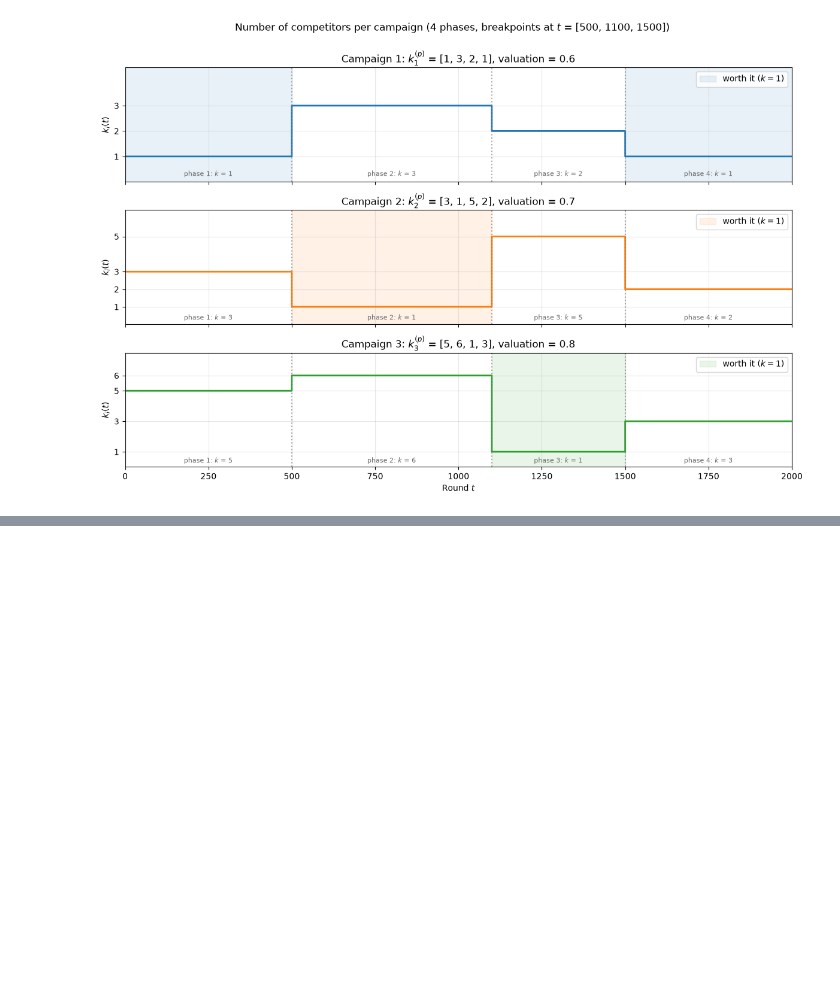
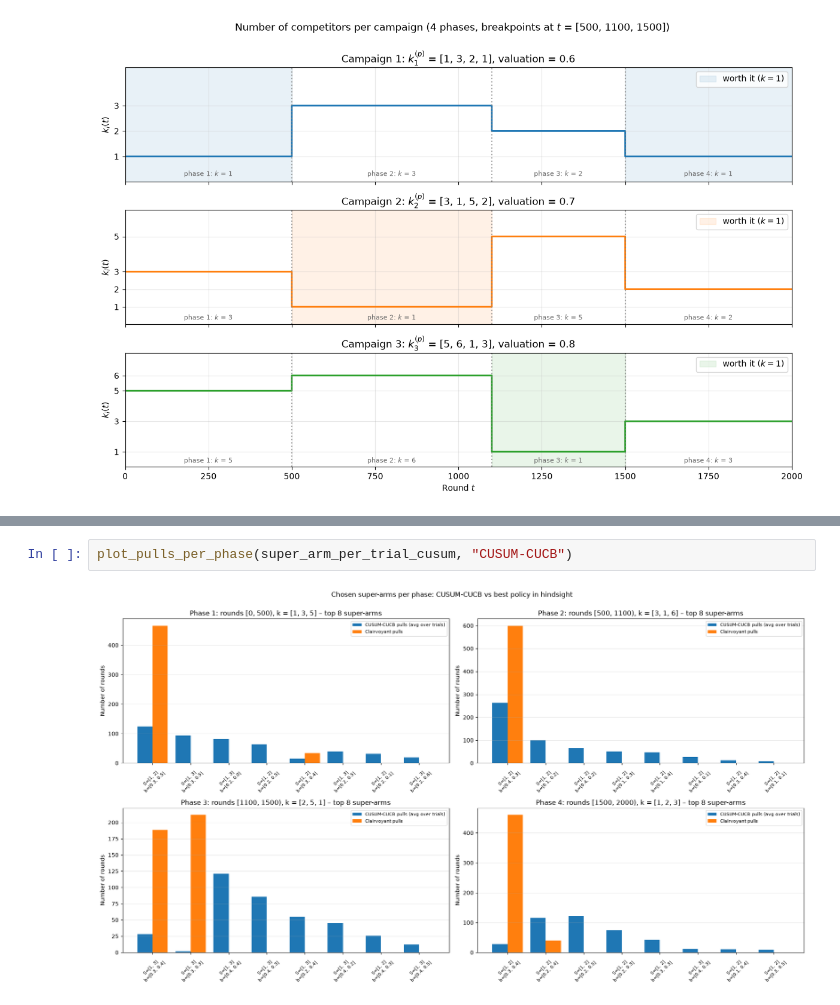
Before and after one commit to poligregni/OnlineLearningApplications2026, a Jupyter notebook: requirement_4.ipynb, the cells around one changed output, grey strips where cells are left out. Drawn from its saved outputs; the diff is of its cells as text; blank space fills up the shorter version.

```diff
--- a/requirement_4.ipynb
+++ b/requirement_4.ipynb
@@ -194,0 +887,4 @@ plt.show()
+# %%
+plot_pulls_per_phase(super_arm_per_trial_cusum, "CUSUM-CUCB")
+# %% [output]
+[figure, added]
```
Also changed, not shown: parts of 18 cells of this notebook, 2 other files.
